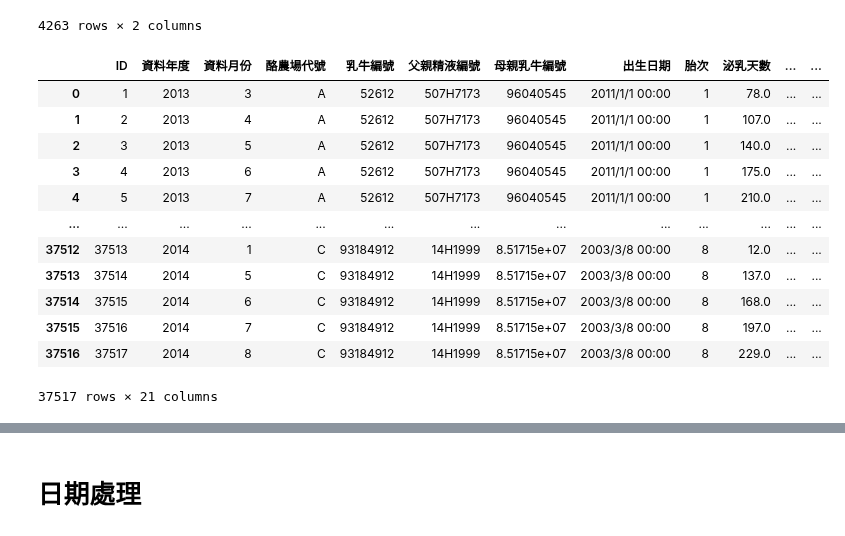
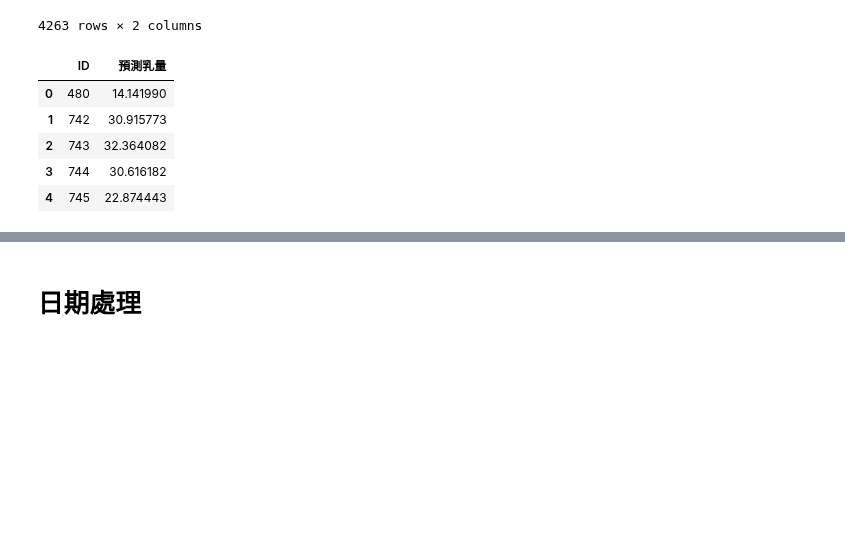
Before and after one commit to kevin879275/DL_FinalProject, a Jupyter notebook: data.ipynb, the cells around one changed output, grey strips where cells are left out. Cells and saved outputs as stored; diff of their text form; code cells hidden in the pictures; blank space fills up the shorter version.

```diff
--- a/data.ipynb
+++ b/data.ipynb
@@ -2,7 +2,7 @@
 import pandas as pd
 import numpy as np
 # %%
-filelist = ['birth.csv', 'breed.csv', 'report.csv', 'spec.csv','submission.csv']
+filelist = ['birth.csv', 'breed.csv', 'report.csv', 'spec.csv','submission.csv', 'resultxgb_554.csv']
 # %% [markdown]
 # Read File
 # %%
@@ -11,6 +11,7 @@ breed = pd.read_csv('./data/' + filelist[1])
 report = pd.read_csv('./data/' + filelist[2])
 spec = pd.read_csv('./data/' + filelist[3])
 submission = pd.read_csv('./data/' + filelist[4])
+prev = pd.read_csv('./data/' + filelist[5])
 submission
 # %% [output]
 |  | ID | 1 |
@@ -29,28 +30,22 @@ submission
 # %%
 birth_index = ['乳牛編號', '分娩日期', '乾乳日期','犢牛編號1','犢牛編號2','母牛體重','登錄日期','計算胎次','胎次','分娩難易度','犢牛體型','犢牛性別','酪農場代號']
 report_index = ['ID','資料年度','資料月份','酪農場代號','乳牛編號','父親精液編號','母親乳牛編號','出生日期','胎次','泌乳天數','乳量','最近分娩日期','採樣日期','月齡','檢測日期','最後配種日期','最後配種精液','配種次數','前次分娩日期','第一次配種日期','第一次配種精液']
 breed_index = ['乳牛編號','配種日期','配種精液','登錄日期','孕檢','配種方式','精液種類','酪農場代號']
 spec_index = ['乳牛編號','狀況類別','狀況代號','狀況日期','備註','登錄日期','酪農場代號']
 birth.columns = birth_index
 report.columns = report_index
 breed.columns = breed_index
 spec.columns = spec_index
 # birth.fillna(0,inplace = True)
 # report.fillna(0,inplace = True)
 # breed.fillna(0, inplace = True)
 # spec.fillna(0, inplace = True)
-report
+# report
+prev.head()
 # %% [output]
-|  | ID | 資料年度 | 資料月份 | 酪農場代號 | 乳牛編號 | 父親精液編號 | 母親乳牛編號 | 出生日期 | 胎次 | 泌乳天數 | ... | ... |
-| 0 | 1 | 2013 | 3 | A | 52612 | 507H7173 | 96040545 | 2011/1/1 00:00 | 1 | 78.0 | ... | ... |
-| 1 | 2 | 2013 | 4 | A | 52612 | 507H7173 | 96040545 | 2011/1/1 00:00 | 1 | 107.0 | ... | ... |
-| 2 | 3 | 2013 | 5 | A | 52612 | 507H7173 | 96040545 | 2011/1/1 00:00 | 1 | 140.0 | ... | ... |
-| 3 | 4 | 2013 | 6 | A | 52612 | 507H7173 | 96040545 | 2011/1/1 00:00 | 1 | 175.0 | ... | ... |
-| 4 | 5 | 2013 | 7 | A | 52612 | 507H7173 | 96040545 | 2011/1/1 00:00 | 1 | 210.0 | ... | ... |
-| ... | ... | ... | ... | ... | ... | ... | ... | ... | ... | ... | ... | ... |
-| 37512 | 37513 | 2014 | 1 | C | 93184912 | 14H1999 | 8.51715e+07 | 2003/3/8 00:00 | 8 | 12.0 | ... | ... |
-| 37513 | 37514 | 2014 | 5 | C | 93184912 | 14H1999 | 8.51715e+07 | 2003/3/8 00:00 | 8 | 137.0 | ... | ... |
-| 37514 | 37515 | 2014 | 6 | C | 93184912 | 14H1999 | 8.51715e+07 | 2003/3/8 00:00 | 8 | 168.0 | ... | ... |
-| 37515 | 37516 | 2014 | 7 | C | 93184912 | 14H1999 | 8.51715e+07 | 2003/3/8 00:00 | 8 | 197.0 | ... | ... |
-| 37516 | 37517 | 2014 | 8 | C | 93184912 | 14H1999 | 8.51715e+07 | 2003/3/8 00:00 | 8 | 229.0 | ... | ... |
+|  | ID | 預測乳量 |
+| 0 | 480 | 14.141990 |
+| 1 | 742 | 30.915773 |
+| 2 | 743 | 32.364082 |
+| 3 | 744 | 30.616182 |
+| 4 | 745 | 22.874443 |
-37517 rows × 21 columns
```
Also changed, not shown: parts of 22 cells of this notebook, 4 other files.
